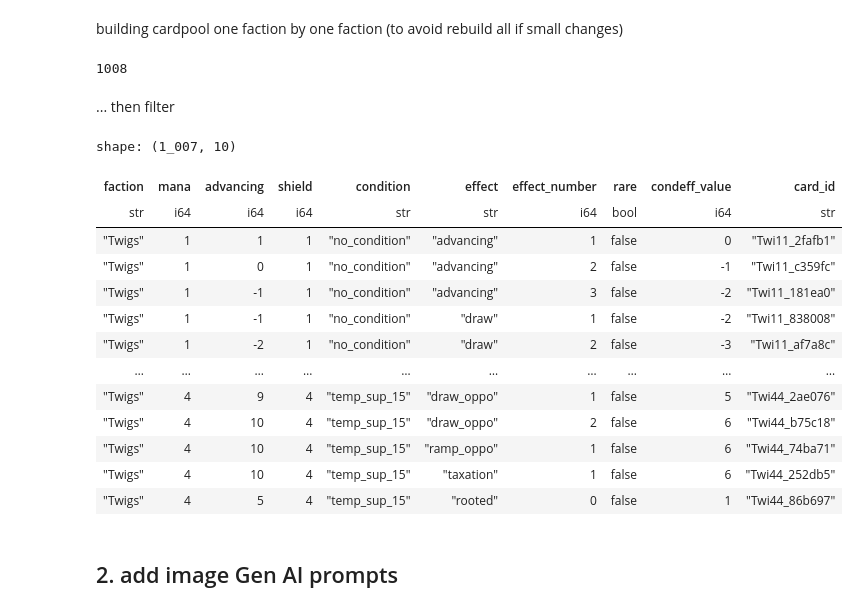
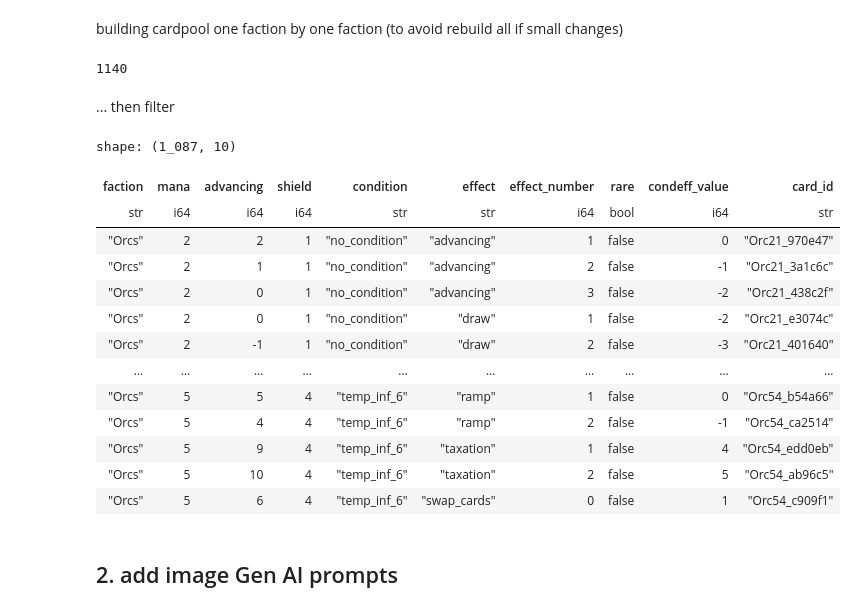
Before and after one commit to jordyBonnet/GlobeRunners_dev, a Jupyter notebook: lib/cardpool/debug_YDB.ipynb, the cells around one changed output. Cells and saved outputs as stored; diff of their text form; code cells hidden in the pictures.

Commit message:
v0.6 mainly factions specifications changes

```diff
--- a/lib/cardpool/debug_YDB.ipynb
+++ b/lib/cardpool/debug_YDB.ipynb
@@ -617,55 +647,82 @@ for mana in global_policy["mana"]:
                 all_combinations.append({
                     "faction": faction_name,
                     "mana": real_mana,
-                    "advancing": real_mana + value + faction["advancement"],
-                    "shield": real_mana + faction["shield"],
+                    "advancing": real_mana + value + faction["advancement"] if cond_name != "block" else real_mana-1,
+                    "shield": real_mana + faction["shield"] if cond_name != "block" else real_mana + faction["shield"] + cond_cost,
                     "condition": cond_name,
                     "effect": eff_name,
                     "effect_number": eff_number,
                     "rare": False,
                     "condeff_value": value
                 })
+
 df = pl.DataFrame(all_combinations)
 print(len(df))
-# df.write_parquet(f"fac_{faction_name}.parquet")
 # %% [output]
-1008
+1140
 # %% [markdown]
 ... then filter
 # %%
 # filtered_df = df.filter(df["advancing"].is_in(faction["advancement_range"]))        # filter by advancement range
 filtered_df = df.filter(
     ~((df["effect"] == "unstoppable") & (df["advancing"] < 1))     # unstoppable must at least advance by 1
 )
 filtered_df = filtered_df.filter(
     ~((filtered_df["effect"] == "jump") & (filtered_df["advancing"] < 2))           # jump must at least advance by 2
 )
 
+# For Dwarves, filter out 'block' condition unless effect is 'draw' or 'ramp'
+if faction_name == "Dwarves":
+    filtered_df = filtered_df.filter(
+        ~((filtered_df["condition"] == "block") & ~(filtered_df["effect"].is_in(["draw", "ramp"])))
+    )
+    filtered_df = filtered_df.filter(   # also filter out block condition if effect number is not 1
+        ~((filtered_df["condition"] == "block") & (filtered_df["effect_number"] != 1))
+    )
+# For Miaous and Orcs
+elif (faction_name == "Miaous") or (faction_name == "Orcs"):
+    # For Miaous: only allow 'discard' and 'taxation' effects if condition is 'block'
+    filtered_df = filtered_df.filter(
+        ~((filtered_df["condition"] == "block") & ~(filtered_df["effect"].is_in(["discard", "taxation"])))
+    )
+    filtered_df = filtered_df.filter(   # also filter out block condition if effect number is not 1 or -1
+        ~((filtered_df["condition"] == "block") & ~((filtered_df["effect_number"] == 1) | (filtered_df["effect_number"] == -1)))
+    )
+else:
+    # For Demons Treants Mummies: only allow 'discard' and 'taxation' effects if condition is 'block'
+    filtered_df = filtered_df.filter(
+        ~(
+            ((filtered_df["effect"].is_in(["discard", "taxation"])) & (filtered_df["condition"] != "block"))
+            |
+            ((filtered_df["condition"] == "block") & ~(filtered_df["effect"].is_in(["discard", "taxation"])))
+        )
+    )
+
+
 # create unique id
 def make_id(row):
     return f"{row['faction'][:3]}{row['mana']}{row['shield']}_{uuid.uuid4().hex[:6]}"
 
 # Suppress the MapWithoutReturnDtypeWarning by specifying return_dtype
 filtered_df = filtered_df.with_columns(
     pl.struct(["faction", "mana", "advancing", "shield"]).map_elements(make_id, return_dtype=pl.String).alias("card_id")
 )
-filtered_df.write_parquet(f"fac_{faction_name}.parquet")
 filtered_df
 # %% [output]
-shape: (1_007, 10)
+shape: (1_087, 10)
 | faction | mana | advancing | shield | condition | effect | effect_number | rare | condeff_value | card_id |
 | str | i64 | i64 | i64 | str | str | i64 | bool | i64 | str |
-| "Twigs" | 1 | 1 | 1 | "no_condition" | "advancing" | 1 | false | 0 | "Twi11_2fafb1" |
-| "Twigs" | 1 | 0 | 1 | "no_condition" | "advancing" | 2 | false | -1 | "Twi11_c359fc" |
-| "Twigs" | 1 | -1 | 1 | "no_condition" | "advancing" | 3 | false | -2 | "Twi11_181ea0" |
-| "Twigs" | 1 | -1 | 1 | "no_condition" | "draw" | 1 | false | -2 | "Twi11_838008" |
-| "Twigs" | 1 | -2 | 1 | "no_condition" | "draw" | 2 | false | -3 | "Twi11_af7a8c" |
+| "Orcs" | 2 | 2 | 1 | "no_condition" | "advancing" | 1 | false | 0 | "Orc21_970e47" |
+| "Orcs" | 2 | 1 | 1 | "no_condition" | "advancing" | 2 | false | -1 | "Orc21_3a1c6c" |
+| "Orcs" | 2 | 0 | 1 | "no_condition" | "advancing" | 3 | false | -2 | "Orc21_438c2f" |
+| "Orcs" | 2 | 0 | 1 | "no_condition" | "draw" | 1 | false | -2 | "Orc21_e3074c" |
+| "Orcs" | 2 | -1 | 1 | "no_condition" | "draw" | 2 | false | -3 | "Orc21_401640" |
 | … | … | … | … | … | … | … | … | … | … |
-| "Twigs" | 4 | 9 | 4 | "temp_sup_15" | "draw_oppo" | 1 | false | 5 | "Twi44_2ae076" |
-| "Twigs" | 4 | 10 | 4 | "temp_sup_15" | "draw_oppo" | 2 | false | 6 | "Twi44_b75c18" |
-| "Twigs" | 4 | 10 | 4 | "temp_sup_15" | "ramp_oppo" | 1 | false | 6 | "Twi44_74ba71" |
-| "Twigs" | 4 | 10 | 4 | "temp_sup_15" | "taxation" | 1 | false | 6 | "Twi44_252db5" |
-| "Twigs" | 4 | 5 | 4 | "temp_sup_15" | "rooted" | 0 | false | 1 | "Twi44_86b697" |
+| "Orcs" | 5 | 5 | 4 | "temp_inf_6" | "ramp" | 1 | false | 0 | "Orc54_b54a66" |
+| "Orcs" | 5 | 4 | 4 | "temp_inf_6" | "ramp" | 2 | false | -1 | "Orc54_ca2514" |
+| "Orcs" | 5 | 9 | 4 | "temp_inf_6" | "taxation" | 1 | false | 4 | "Orc54_edd0eb" |
+| "Orcs" | 5 | 10 | 4 | "temp_inf_6" | "taxation" | 2 | false | 5 | "Orc54_ab96c5" |
+| "Orcs" | 5 | 6 | 4 | "temp_inf_6" | "swap_cards" | 0 | false | 1 | "Orc54_c909f1" |
 # %% [markdown]
 ## 2. add image Gen AI prompts
 # %% [markdown]
```
Also changed, not shown: parts of 24 cells of this notebook, 23 other files.
